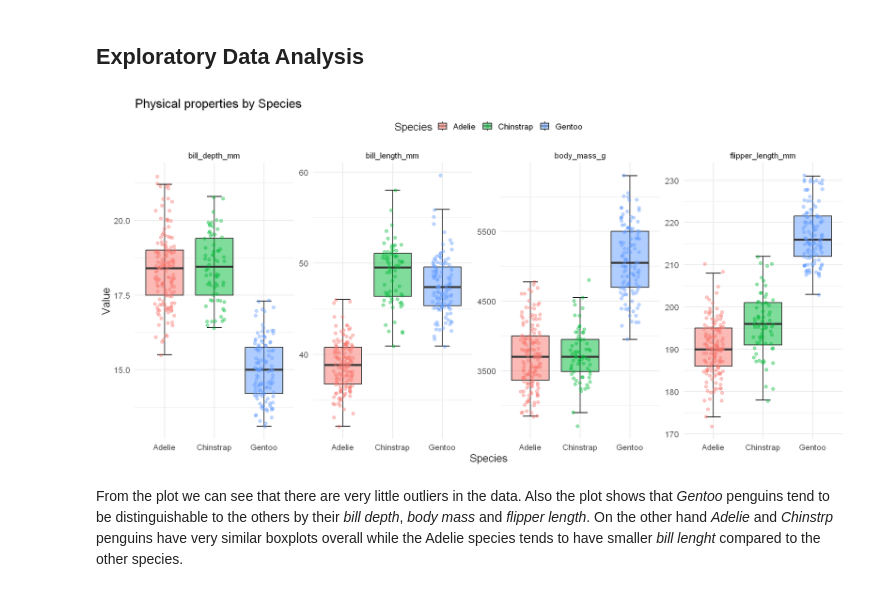
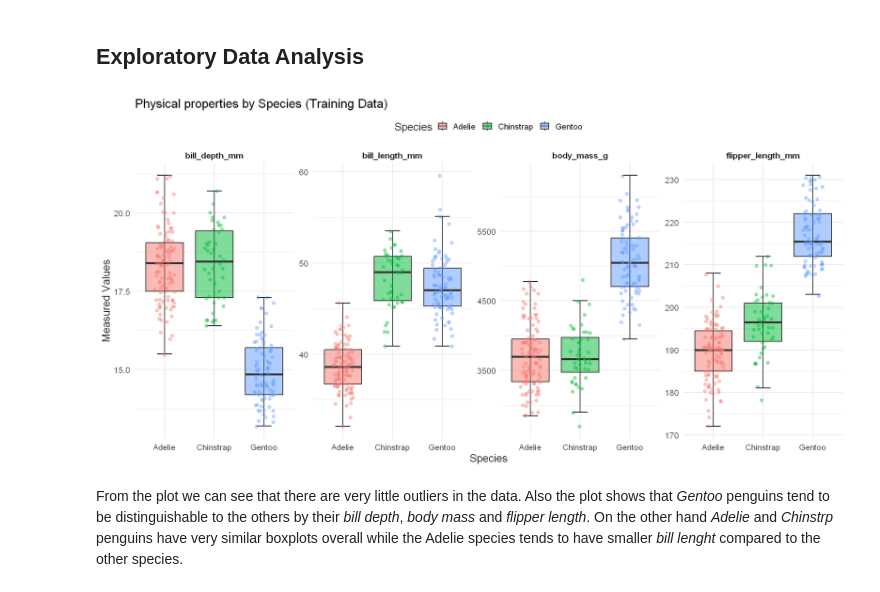
Before and after one commit to MichaelWerfring/experiment-design-project, a Jupyter notebook: penguins.ipynb, the cells around one changed output. Cells and saved outputs as stored; diff of their text form; code cells hidden in the pictures.

```diff
--- a/penguins.ipynb
+++ b/penguins.ipynb
@@ -82,28 +87,25 @@ print(dim(test_set))
 # %% [markdown]
 ## Exploratory Data Analysis
 # %%
-library(ggplot2)
-library(tidyr)
-library(dplyr)
-options(repr.plot.width = 16, repr.plot.height = 8)
+options(repr.plot.width = 16, repr.plot.height = 8) # settings for the notebooks
 
-penguins_no_na |>
+train_set |>
   pivot_longer(cols = c(bill_length_mm, bill_depth_mm, flipper_length_mm, body_mass_g),
                names_to = "variable",
                values_to = "value") |>
   ggplot(aes(x = species, y = value, fill = species)) +
   stat_boxplot(geom = "errorbar", width = 0.3) +
   geom_boxplot(outlier.shape = NA, alpha = 0.5) +
   geom_jitter(aes(color = species), width = 0.2, alpha = 0.4) + # data points, jitter moves sideways
-  facet_wrap(~variable, ncol = 4, scales = "free_y") + # scale for each variable
+  facet_wrap(~variable, ncol = 4, scales = "free_y") + # scale plots accordingly to each variable
   theme_minimal(base_size = 16) +
-  labs(title = "Physical properties by Species",
+  labs(title = "Physical properties by Species (Training Data)",
        x = "Species",
-       y = "Value",
+       y = "Measured Values",
        fill = "Species",
        color = "Species") +
-  theme(legend.position = "top")
+  theme(legend.position = "top", ,strip.text = element_text(face = "bold"))
 # %% [output]
-[figure, old version]
+[figure, new version]
 # %% [markdown]
 From the plot we can see that there are very little outliers in the data. Also the plot shows that _Gentoo_ penguins tend to be distinguishable to the others by their _bill depth_, _body mass_ and _flipper length_. On the other hand _Adelie_ and _Chinstrp_ penguins have very similar boxplots overall while the Adelie species tends to have smaller _bill lenght_ compared to the other species.
```
Also changed, not shown: parts of 9 cells of this notebook.
